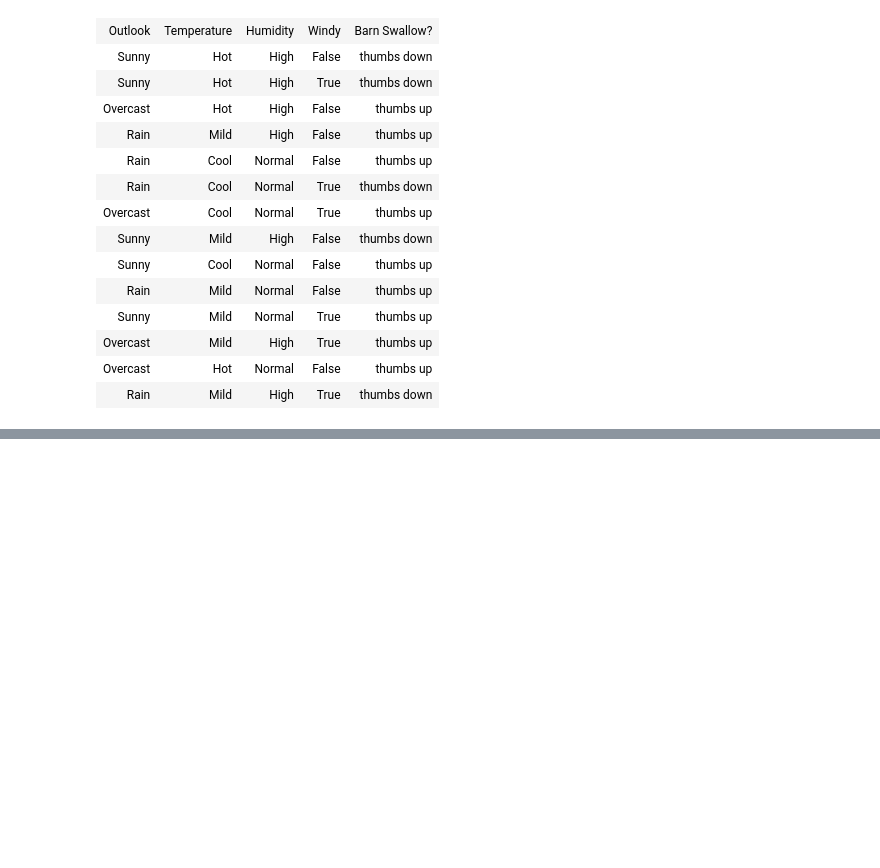
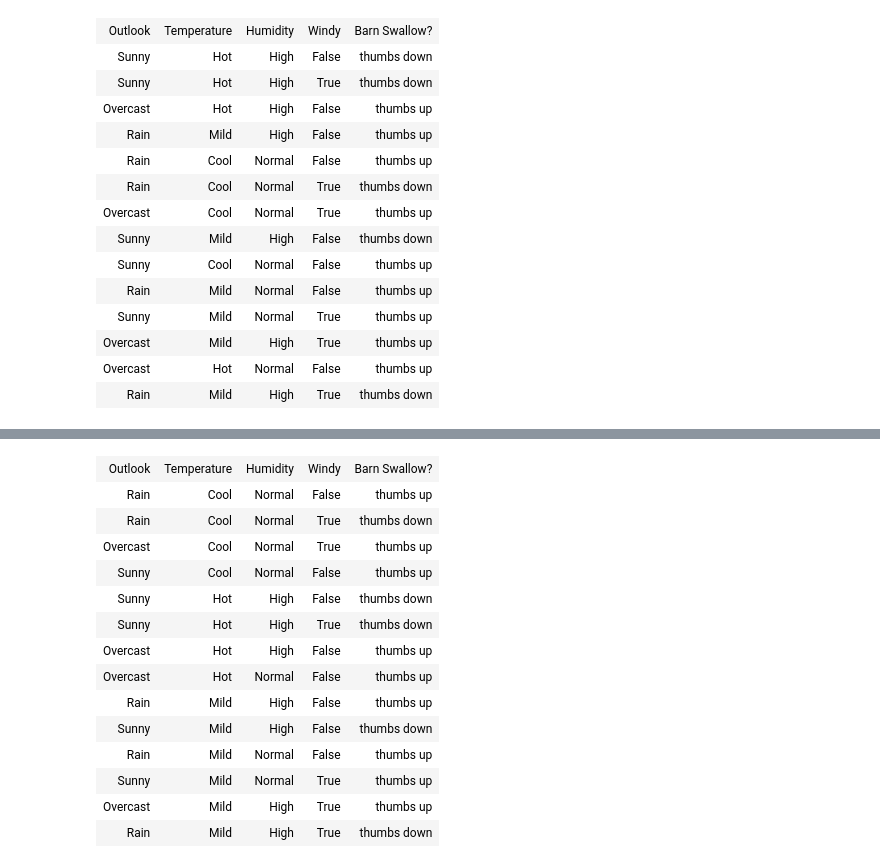
Before and after one commit to patricklaheytutorials/machine-learning, a Jupyter notebook: Basic Decision Trees.ipynb, the cells around one changed output, grey strips where cells are left out. Drawn from its saved outputs; the diff is of its cells as text; code cells hidden in the pictures; blank space fills up the shorter version.

```diff
--- a/Basic Decision Trees.ipynb
+++ b/Basic Decision Trees.ipynb
@@ -106,0 +315,25 @@ display(itable.PrettyTable(df, tstyle=itable.TableStyle(theme="theme1"), center=
+# %%
+TEMPERATURE_COLORS = {'Mild': 'chartreuse', 'Cool': 'cyan', 'Hot': 'orange'}
+
+df_sorted2 = df.sort_values('Temperature')
+df_sorted2.index = range(len(df_sorted2))
+
+pt = df_color(df_sorted2, 'Temperature', TEMPERATURE_COLORS)
+
+display(pt)
+# %% [output]
+| Outlook | Temperature | Humidity | Windy | Barn Swallow? |
+| Rain | Cool | Normal | False | thumbs up |
+| Rain | Cool | Normal | True | thumbs down |
+| Overcast | Cool | Normal | True | thumbs up |
+| Sunny | Cool | Normal | False | thumbs up |
+| Sunny | Hot | High | False | thumbs down |
+| Sunny | Hot | High | True | thumbs down |
+| Overcast | Hot | High | False | thumbs up |
+| Overcast | Hot | Normal | False | thumbs up |
+| Rain | Mild | High | False | thumbs up |
+| Sunny | Mild | High | False | thumbs down |
+| Rain | Mild | Normal | False | thumbs up |
+| Sunny | Mild | Normal | True | thumbs up |
+| Overcast | Mild | High | True | thumbs up |
+| Rain | Mild | High | True | thumbs down |
```
Also changed, not shown: parts of 19 cells of this notebook, 1 other file.
